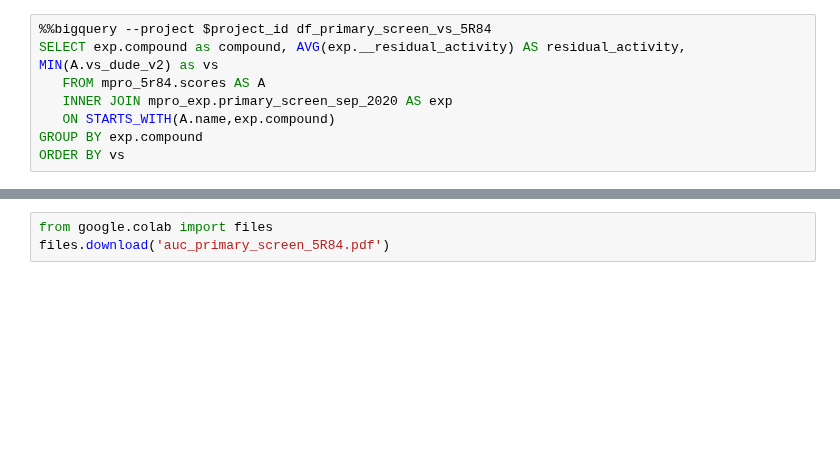
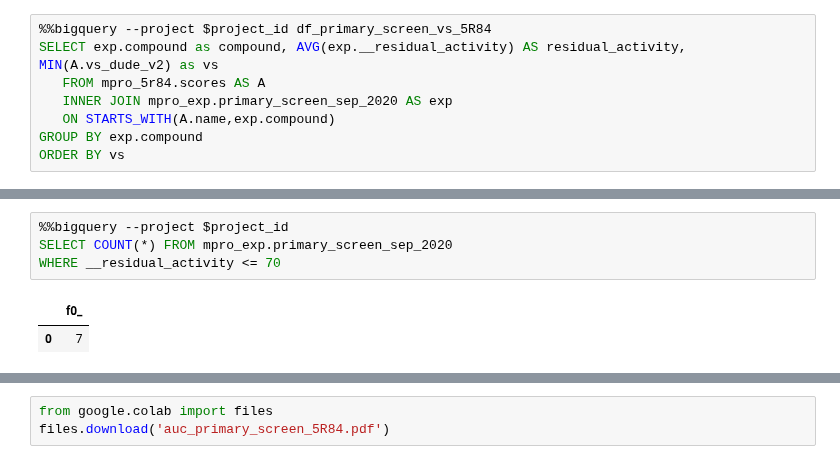
Before and after one commit to jglaser/gigadocking_notebooks, a Jupyter notebook: ML.ipynb, the cells around one changed output, grey strips where cells are left out. Drawn from its saved outputs; the diff is of its cells as text; blank space fills up the shorter version.

```diff
--- a/ML.ipynb
+++ b/ML.ipynb
@@ -1456,3 +1459,10 @@ Query executing: 22.18s
+# %%
+%%bigquery --project $project_id
+SELECT COUNT(*) FROM mpro_exp.primary_screen_sep_2020
+WHERE __residual_activity <= 70
+# %% [output]
+|  | f0_ |
+| 0 | 7 |
 # %%
 from sklearn.metrics import precision_recall_curve
 import matplotlib.pyplot as plt
```
Also changed, not shown: parts of 8 cells of this notebook.
